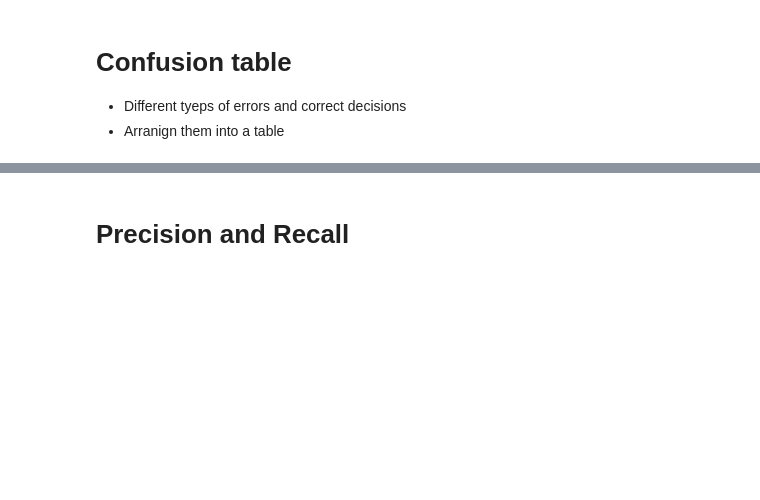
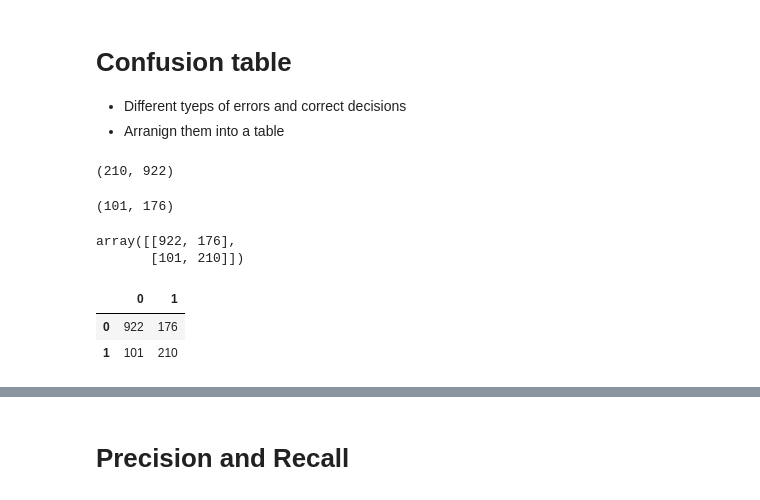
Before and after one commit to tummala-hareesh/ml_zoomcamp_ht, a Jupyter notebook: ipynb/04_evalution_metrics_classification.ipynb, the cells around one changed output, grey strips where cells are left out. Saved outputs shown, nothing was run; the diff lists cells and outputs as text; code cells hidden in the pictures; blank space fills up the shorter version.

```diff
--- a/ipynb/04_evalution_metrics_classification.ipynb
+++ b/ipynb/04_evalution_metrics_classification.ipynb
@@ -179,0 +185,37 @@ accuracy_score(y_val, y_pred > 0.5)
+# %%
+# precitions
+t = 0.5
+pred_positive = (y_pred >= t)
+pred_negative = (y_pred < t)
+# %%
+# combine above both - TP, TN
+TP = (pred_positive & actual_positive).sum()
+TN = (pred_negative & actual_negative).sum()
+
+TP, TN
+# %% [output]
+(210, 922)
+# %%
+# FP, FN
+FP = (pred_positive & actual_negative).sum()
+FN = (pred_negative & actual_positive).sum()
+
+FP, FN
+# %% [output]
+(101, 176)
+# %%
+# numpy confusion matrix
+confusion_matrix = np.array([[TN,FN],[FP,TP]])
+confusion_matrix
+# %% [output]
+array([[922, 176],
+       [101, 210]])
+# %%
+# Confusion matrix
+df_confusion = pd.DataFrame(data=confusion_matrix)
+
+df_confusion
+# %% [output]
+|  | 0 | 1 |
+| 0 | 922 | 176 |
+| 1 | 101 | 210 |
```
Also changed, not shown: parts of 6 cells of this notebook, 1 other file.
